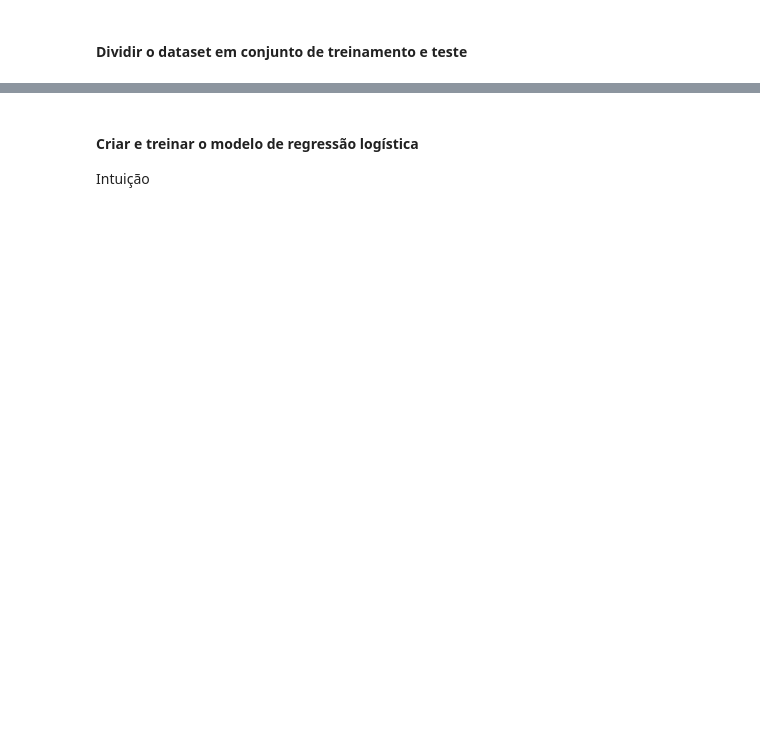
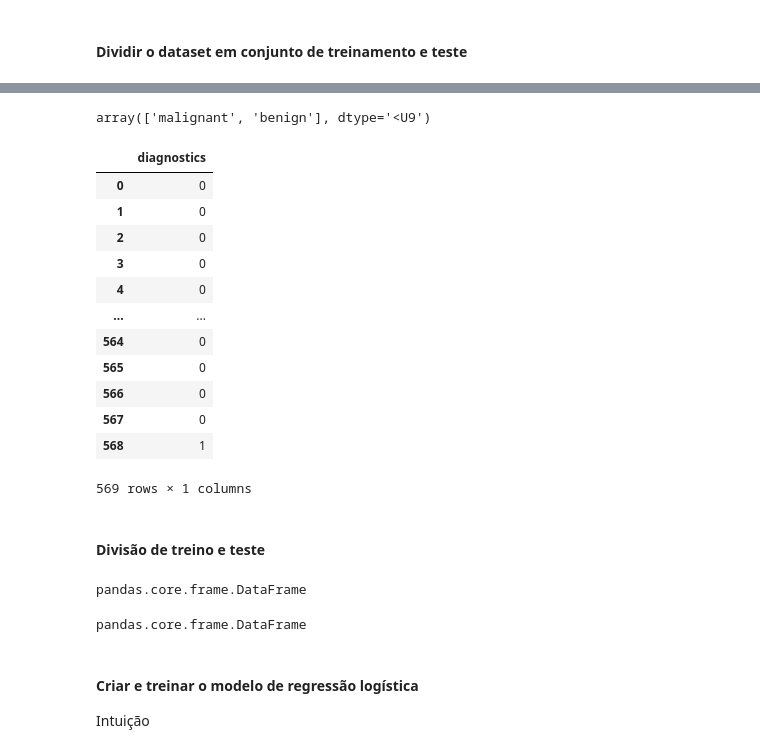
Before and after one commit to iago-mansur/vemsertech_estatistica_i, a Jupyter notebook: Aula 1 - Aprendizagem Supervisionada.ipynb, the cells around one changed output, grey strips where cells are left out. Drawn from its saved outputs; the diff is of its cells as text; code cells hidden in the pictures; blank space fills up the shorter version.

```diff
--- a/Aula 1 - Aprendizagem Supervisionada.ipynb
+++ b/Aula 1 - Aprendizagem Supervisionada.ipynb
@@ -153,0 +245,23 @@ X_train, X_test, y_train, y_test = train_test_split(data.data,
+# %%
+data.target_names
+# %% [output]
+array(['malignant', 'benign'], dtype='<U9')
+# %%
+df_target = pd.DataFrame(data = data.target, columns = ['diagnostics'])
+df_target
+# %% [output]
+|  | diagnostics |
+| 0 | 0 |
+| 1 | 0 |
+| 2 | 0 |
+| 3 | 0 |
+| 4 | 0 |
+| ... | ... |
+| 564 | 0 |
+| 565 | 0 |
+| 566 | 0 |
+| 567 | 0 |
+| 568 | 1 |
+569 rows × 1 columns
+# %% [markdown]
+#### Divisão de treino e teste
@@ -154,3 +273,11 @@ X_train, X_test, y_train, y_test = train_test_split(data.data,
+# %%
+type(df_features)
+# %% [output]
+pandas.core.frame.DataFrame
+# %%
+type(df_target)
+# %% [output]
+pandas.core.frame.DataFrame
 # %% [markdown]
 #### Criar e treinar o modelo de regressão logística
 Intuição
```
Also changed, not shown: parts of 39 cells of this notebook, 6 other files.
